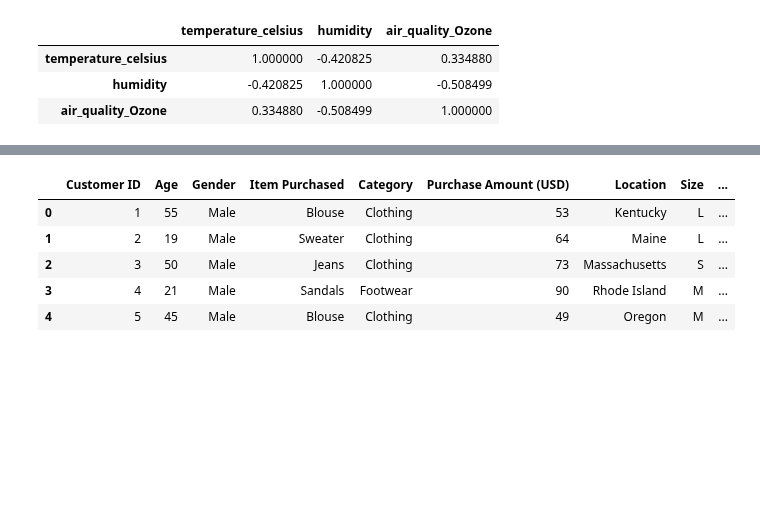
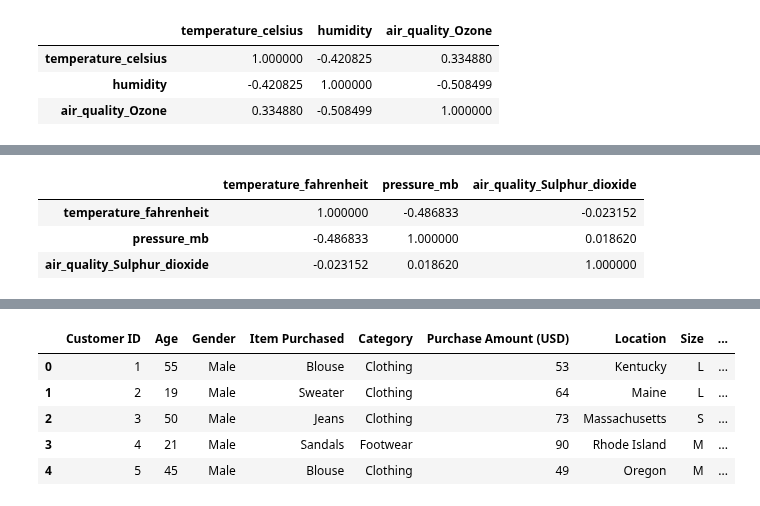
Before and after one commit to ebenaja/CERTAN, a Jupyter notebook: WEEK 2/42324024_EbenHaezerManurung_W01S02.ipynb, the cells around one changed output, grey strips where cells are left out. Drawn from its saved outputs; the diff is of its cells as text; code cells hidden in the pictures; blank space fills up the shorter version.

```diff
--- a/WEEK 2/42324024_EbenHaezerManurung_W01S02.ipynb
+++ b/WEEK 2/42324024_EbenHaezerManurung_W01S02.ipynb
@@ -102,0 +95,5 @@ df
+# %%
+path = "GlobalWeatherRepository.csv"
+df = pd.read_csv(path)
+
+df.head()
@@ -102,0 +117,9 @@ df
+# %%
+df[['temperature_fahrenheit',
+    'pressure_mb',
+    'air_quality_Sulphur_dioxide']].corr()
+# %% [output]
+|  | temperature_fahrenheit | pressure_mb | air_quality_Sulphur_dioxide |
+| temperature_fahrenheit | 1.000000 | -0.486833 | -0.023152 |
+| pressure_mb | -0.486833 | 1.000000 | 0.018620 |
+| air_quality_Sulphur_dioxide | -0.023152 | 0.018620 | 1.000000 |
```
Also changed, not shown: parts of 20 cells of this notebook.
